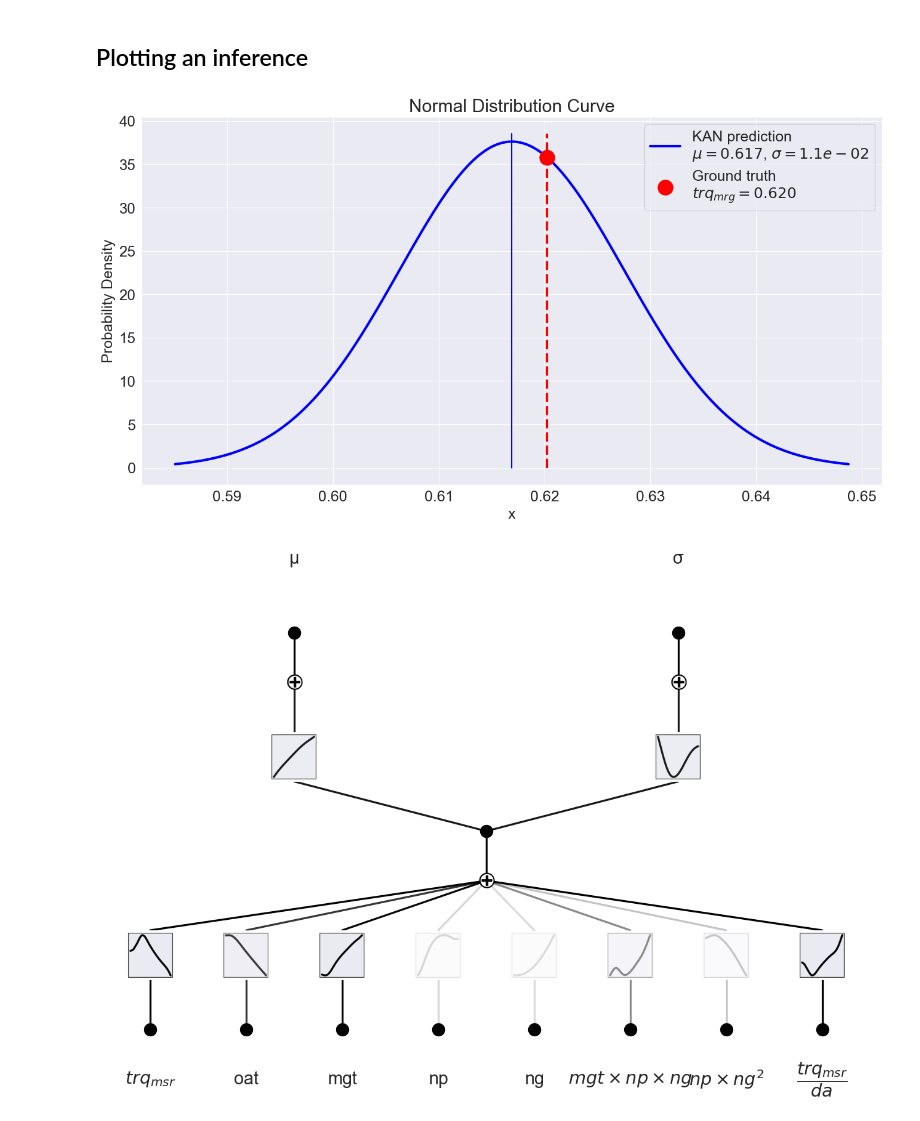
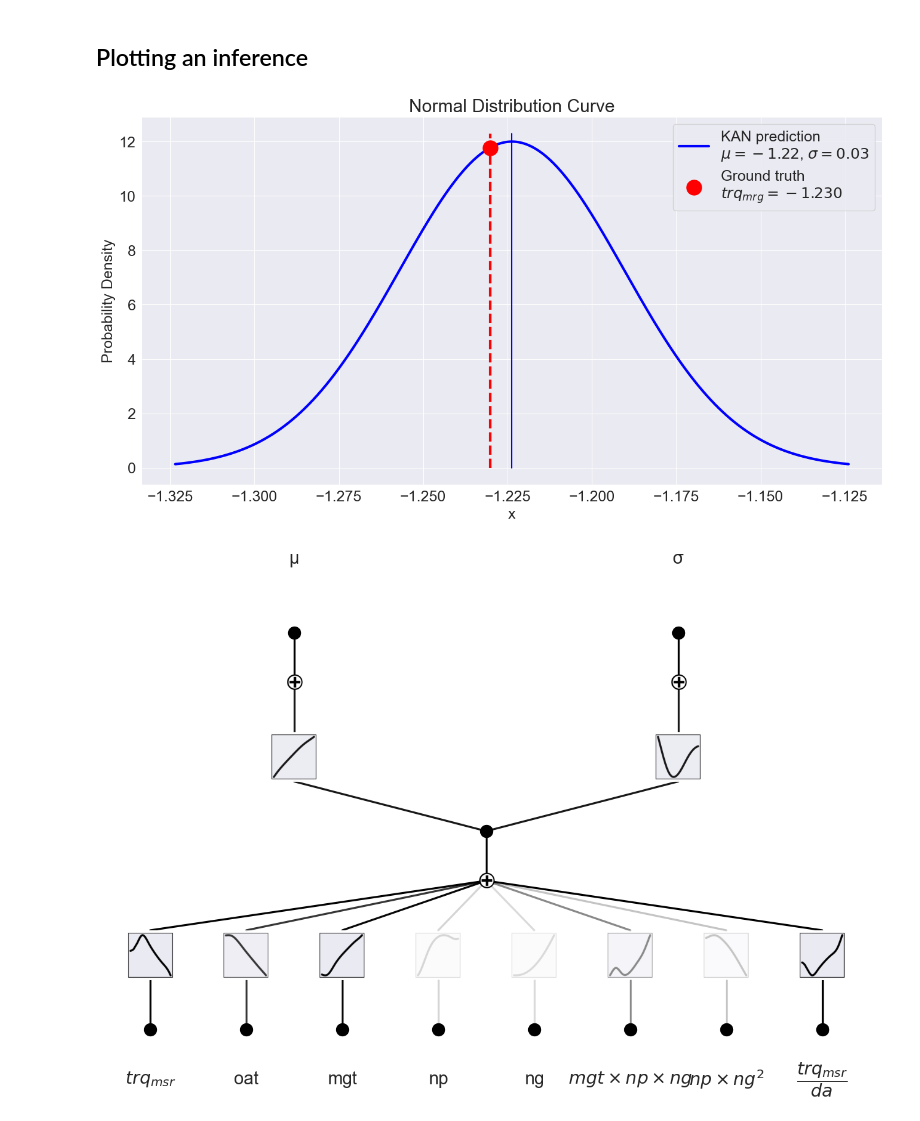
Before and after one commit to MrPio/PHM_North_America_2024_Challenge, a Jupyter notebook: 2-torque_margin_pdf_regression/2.2-Torque_Target_Regression_Stochastic.ipynb, the cells around one changed output. Cells and saved outputs as stored; diff of their text form; code cells hidden in the pictures.

Commit message:
Fix torque target inference plotting

```diff
--- a/2-torque_margin_pdf_regression/2.2-Torque_Target_Regression_Stochastic.ipynb
+++ b/2-torque_margin_pdf_regression/2.2-Torque_Target_Regression_Stochastic.ipynb
@@ -216,30 +218,30 @@ test(pyKAN, testset)
 # %% [markdown]
 ## Plotting an inference
 # %%
-for i in range(1, 2, 2):
+for i in range(100, 102, 2):
     mu, log_var = pyKAN(testset[0][i - 1:i + 1, ])
     var = torch.exp(log_var)
     mu = mu[0].cpu().item()
     var = var[0].cpu().item() ** 0.5
     ground_truth = testset[1][i - 1,].cpu().item()
 
     x = np.linspace(mu - 3 * var, mu + 3 * var, 1000)
     pdf = norm.pdf(x, mu, var)
 
     fig, ax = plt.subplots(figsize=(16, 8))
-    ax.plot(x, pdf, label=f'KAN prediction\n$\mu={mu:.3f}$, $\sigma={var:.1e}$', color='blue', linewidth=3)
+    ax.plot(x, pdf, label=f'KAN prediction\n$\mu={mu:.2f}$, $\sigma={var:.2f}$', color='blue', linewidth=3)
     ax.add_line(Line2D([mu, mu], [0, pdf.max() * 1.025], linestyle='-', color='blue'))
     ax.add_line(Line2D([ground_truth, ground_truth], [0, pdf.max() * 1.025], linestyle='--', color='red', linewidth=3))
     ax.plot(ground_truth, norm.pdf(ground_truth, mu, var), 'ro',
             label=f'Ground truth\n$trq_{"{mrg}"}={ground_truth:.3f}$', markersize=18)
 
     plt.title('Normal Distribution Curve')
     plt.xlabel('x')
     plt.ylabel('Probability Density')
     plt.legend()
     plt.show()
 # %% [output]
-[figure, old version]
+[figure, new version]
 # %%
 in_vars = ['$trq_{msr}$', 'oat', 'mgt', 'np', 'ng', '$mgt\\times np\\times ng$', '$np\\times ng^2$',
            '$\\dfrac{trq_{msr}}{da}$']
```
Also changed, not shown: parts of 1 cell of this notebook, 22 other files.
